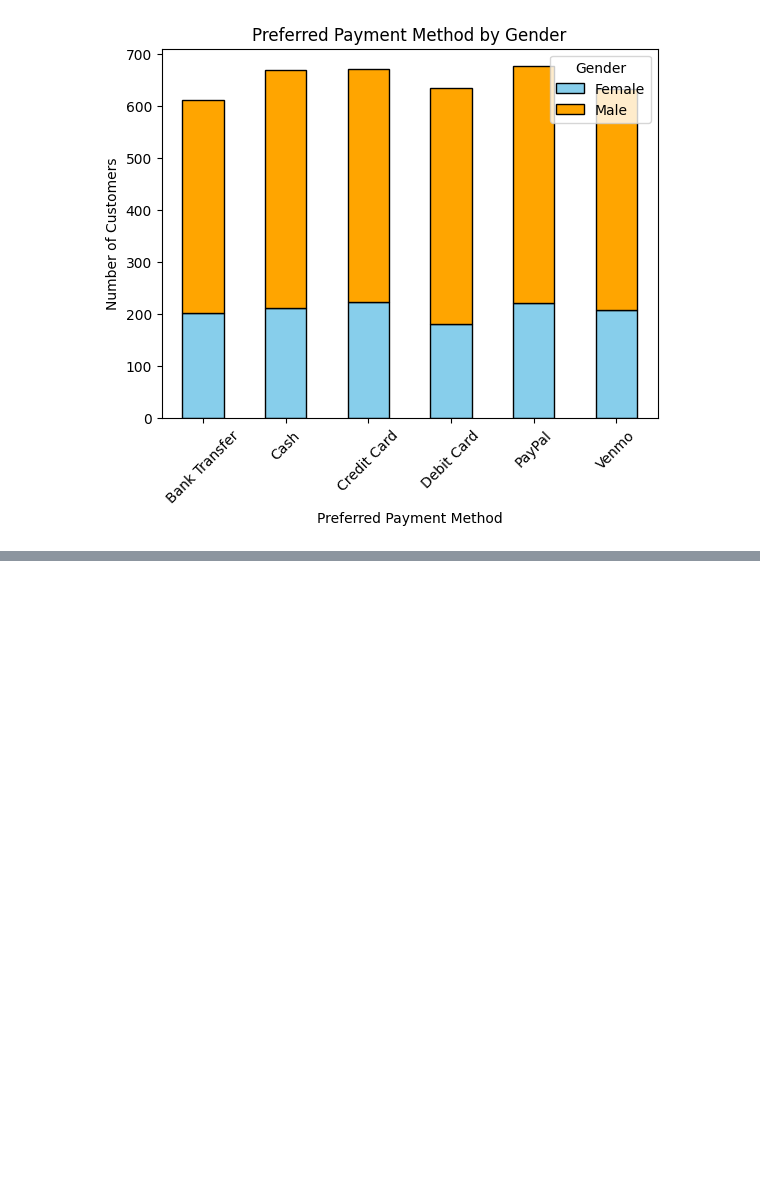
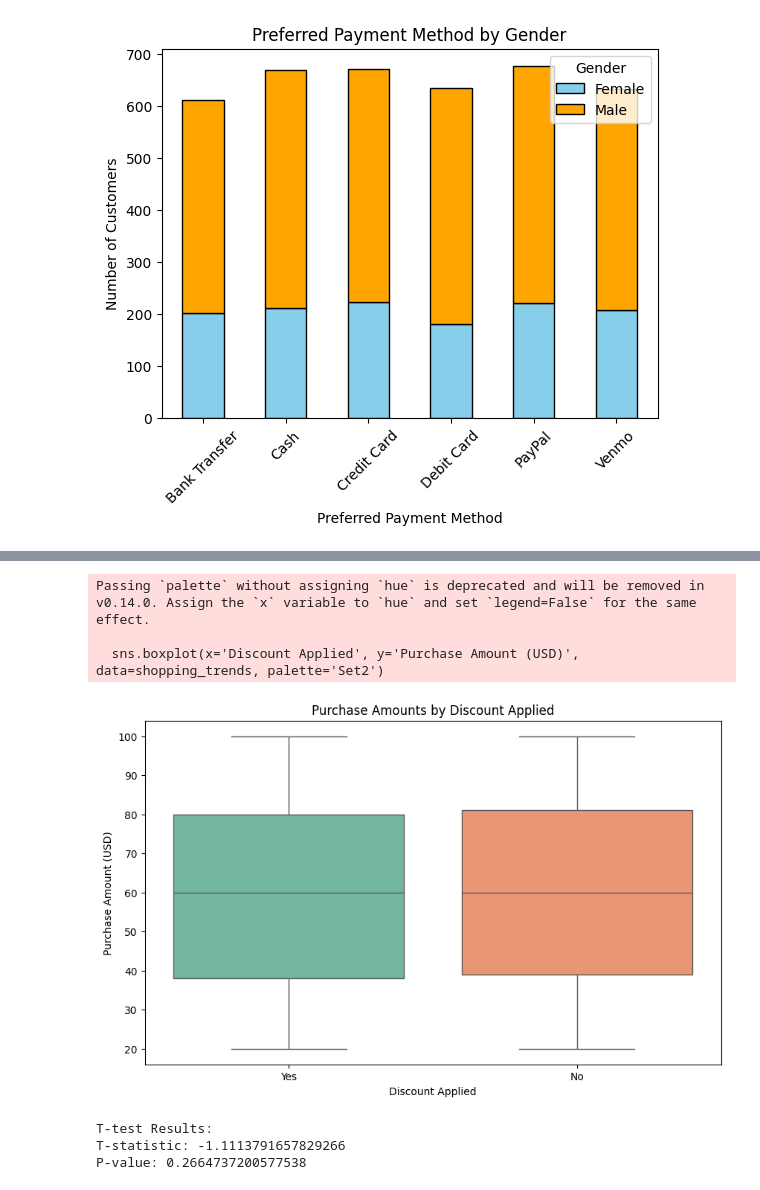
Before and after one commit to melvinquashie/Consumer-Behavior-and-Shopping-Habits, a Jupyter notebook: Consumer Behavior and Shopping Habits/Untitled-1.ipynb, the cells around one changed output, grey strips where cells are left out. Drawn from its saved outputs; the diff is of its cells as text; code cells hidden in the pictures; blank space fills up the shorter version.

```diff
--- a/Consumer Behavior and Shopping Habits/Untitled-1.ipynb
+++ b/Consumer Behavior and Shopping Habits/Untitled-1.ipynb
@@ -1010,0 +1092,28 @@ plt.show()
+# %%
+# Create box plots or violin plots to visualize the distribution of purchase amounts for transactions with and without discounts.
+
+plt.figure(figsize=(10, 6))
+sns.boxplot(x='Discount Applied', y='Purchase Amount (USD)', data=shopping_trends, palette='Set2')
+plt.title('Purchase Amounts by Discount Applied')
+plt.xlabel('Discount Applied')
+plt.ylabel('Purchase Amount (USD)')
+plt.show()
+# %% [output]
+Passing `palette` without assigning `hue` is deprecated and will be removed in v0.14.0. Assign the `x` variable to `hue` and set `legend=False` for the same effect.
+
+  sns.boxplot(x='Discount Applied', y='Purchase Amount (USD)', data=shopping_trends, palette='Set2')
+[figure, added]
+# %%
+# Perform a statistical test (e.g., t-test) to determine if there is a significant difference in purchase amounts between transactions with and without discounts.
+
+discount_purchase = shopping_trends[shopping_trends['Discount Applied'] == 'Yes']['Purchase Amount (USD)']
+no_discount_purchase = shopping_trends[shopping_trends['Discount Applied'] == 'No']['Purchase Amount (USD)']
+
+t_statistic, p_value = ttest_ind(discount_purchase, no_discount_purchase)
+print("T-test Results:")
+print("T-statistic:", t_statistic)
+print("P-value:", p_value)
+# %% [output]
+T-test Results:
+T-statistic: -1.1113791657829266
+P-value: 0.2664737200577538
```
Also changed, not shown: parts of 29 cells of this notebook.
